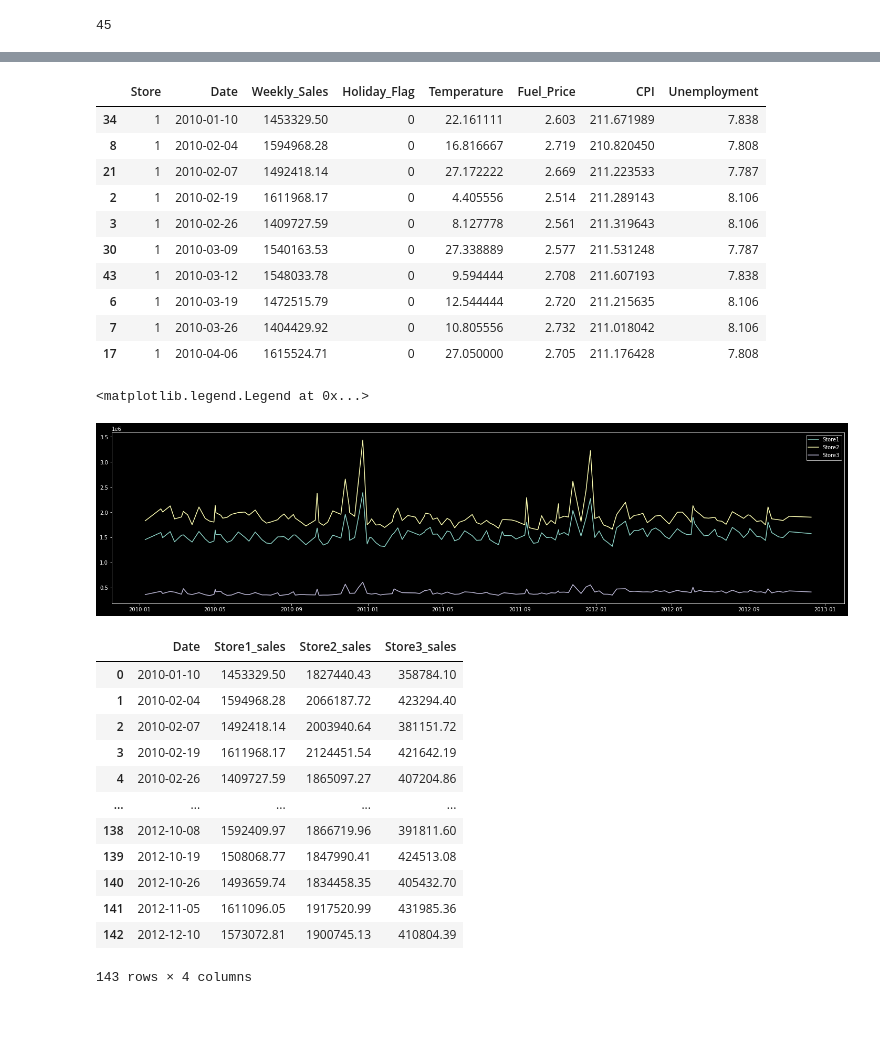
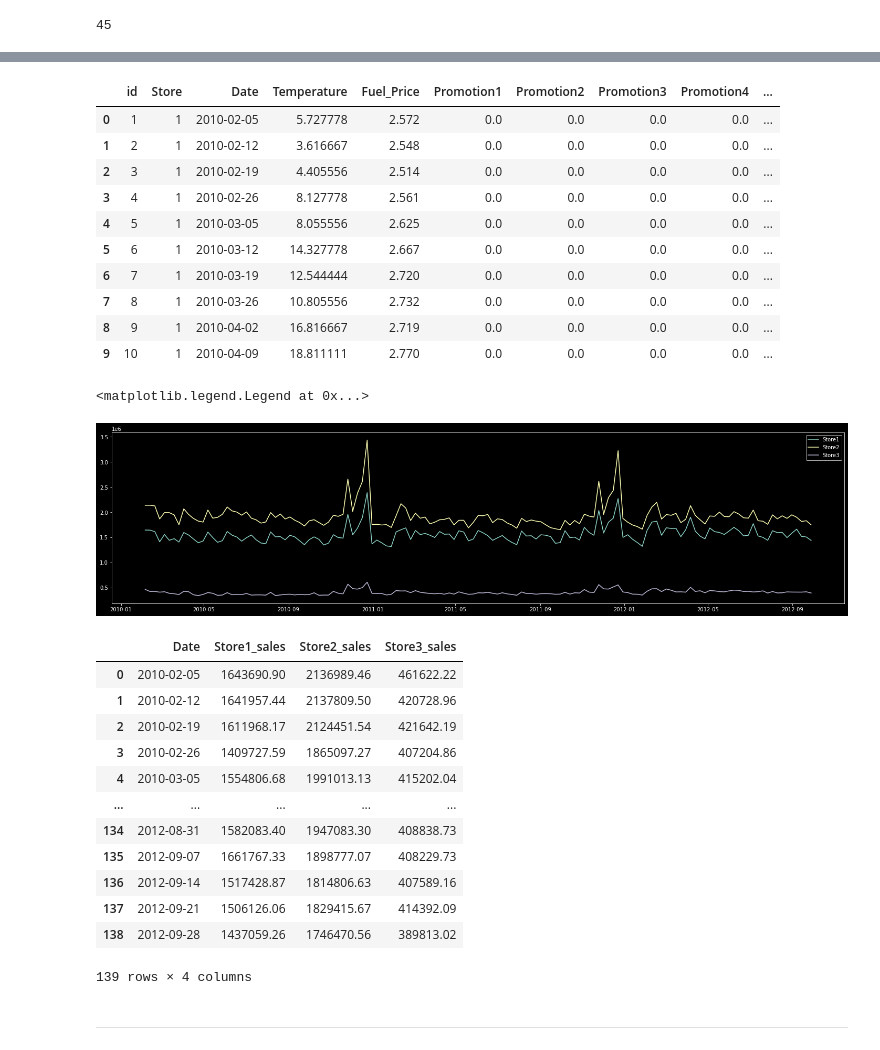
Before and after one commit to jadefactory/branch_sales_forecast, a Jupyter notebook: baseline_code.ipynb, the cells around one changed output, grey strips where cells are left out. Cells and saved outputs as stored; diff of their text form; code cells hidden in the pictures; blank space fills up the shorter version.

```diff
--- a/baseline_code.ipynb
+++ b/baseline_code.ipynb
@@ -81,0 +194,3 @@ len(df['Store'].unique())
+# %%
+df_train['Month'] = df_train['Date'].dt.month
+df_test['Month'] = df_test['Date'].dt.month
@@ -81,0 +267,2 @@ len(df['Store'].unique())
+# %%
+df_train = df_train.fillna(0)
@@ -95,4 +318,4 @@ df.head(5)
 # %%
-df = df.sort_values(by=['Date'])
-df.head(5)
+df_train = df_train.sort_values(by=['Date'])
+df_train.head()
 # %% [output]
@@ -109,58 +336,61 @@ df['Date'].min(), df['Date'].max()
 # %%
-df1 = df[df['Store']==1].sort_values(by=['Date'])
-df1.head(10)
+df_store1 = df_train[df_train['Store']==1].sort_values(by=['Date'])
+df_store1.head(10)
 # %% [output]
-|  | Store | Date | Weekly_Sales | Holiday_Flag | Temperature | Fuel_Price | CPI | Unemployment |
-| 34 | 1 | 2010-01-10 | 1453329.50 | 0 | 22.161111 | 2.603 | 211.671989 | 7.838 |
-| 8 | 1 | 2010-02-04 | 1594968.28 | 0 | 16.816667 | 2.719 | 210.820450 | 7.808 |
-| 21 | 1 | 2010-02-07 | 1492418.14 | 0 | 27.172222 | 2.669 | 211.223533 | 7.787 |
-| 2 | 1 | 2010-02-19 | 1611968.17 | 0 | 4.405556 | 2.514 | 211.289143 | 8.106 |
-| 3 | 1 | 2010-02-26 | 1409727.59 | 0 | 8.127778 | 2.561 | 211.319643 | 8.106 |
-| 30 | 1 | 2010-03-09 | 1540163.53 | 0 | 27.338889 | 2.577 | 211.531248 | 7.787 |
-| 43 | 1 | 2010-03-12 | 1548033.78 | 0 | 9.594444 | 2.708 | 211.607193 | 7.838 |
-| 6 | 1 | 2010-03-19 | 1472515.79 | 0 | 12.544444 | 2.720 | 211.215635 | 8.106 |
-| 7 | 1 | 2010-03-26 | 1404429.92 | 0 | 10.805556 | 2.732 | 211.018042 | 8.106 |
-| 17 | 1 | 2010-04-06 | 1615524.71 | 0 | 27.050000 | 2.705 | 211.176428 | 7.808 |
+|  | id | Store | Date | Temperature | Fuel_Price | Promotion1 | Promotion2 | Promotion3 | Promotion4 | ... |
+| 0 | 1 | 1 | 2010-02-05 | 5.727778 | 2.572 | 0.0 | 0.0 | 0.0 | 0.0 | ... |
+| 1 | 2 | 1 | 2010-02-12 | 3.616667 | 2.548 | 0.0 | 0.0 | 0.0 | 0.0 | ... |
+| 2 | 3 | 1 | 2010-02-19 | 4.405556 | 2.514 | 0.0 | 0.0 | 0.0 | 0.0 | ... |
+| 3 | 4 | 1 | 2010-02-26 | 8.127778 | 2.561 | 0.0 | 0.0 | 0.0 | 0.0 | ... |
+| 4 | 5 | 1 | 2010-03-05 | 8.055556 | 2.625 | 0.0 | 0.0 | 0.0 | 0.0 | ... |
+| 5 | 6 | 1 | 2010-03-12 | 14.327778 | 2.667 | 0.0 | 0.0 | 0.0 | 0.0 | ... |
+| 6 | 7 | 1 | 2010-03-19 | 12.544444 | 2.720 | 0.0 | 0.0 | 0.0 | 0.0 | ... |
+| 7 | 8 | 1 | 2010-03-26 | 10.805556 | 2.732 | 0.0 | 0.0 | 0.0 | 0.0 | ... |
+| 8 | 9 | 1 | 2010-04-02 | 16.816667 | 2.719 | 0.0 | 0.0 | 0.0 | 0.0 | ... |
+| 9 | 10 | 1 | 2010-04-09 | 18.811111 | 2.770 | 0.0 | 0.0 | 0.0 | 0.0 | ... |
 # %%
 import seaborn as sns
 import matplotlib.pyplot as plt
 %matplotlib inline
+
 plt.style.use(['dark_background'])
 
-plt.plot(df1['Date'], df1['Weekly_Sales'], label='Store1');
+plt.plot(df_store1['Date'], df_store1['Weekly_Sales'], label='Store1');
 plt.gcf().set_size_inches(25, 6)
 
-df2 = df[df['Store']==2].sort_values(by=['Date'])
-plt.plot(df2['Date'], df2['Weekly_Sales'], label='Store2');
+df_store2 = df_train[df_train['Store']==2].sort_values(by=['Date'])
+plt.plot(df_store2['Date'], df_store2['Weekly_Sales'], label='Store2');
 plt.gcf().set_size_inches(25, 6)
 
-df3 = df[df['Store']==3].sort_values(by=['Date'])
-plt.plot(df3['Date'], df3['Weekly_Sales'], label='Store3');
+df_store3 = df_train[df_train['Store']==3].sort_values(by=['Date'])
+plt.plot(df_store3['Date'], df_store3['Weekly_Sales'], label='Store3');
 plt.gcf().set_size_inches(25, 6)
 
 plt.legend()
 # %% [output]
 <matplotlib.legend.Legend at 0x...>
-[figure, old version]
+[figure, new version]
 # %%
-df_concat = pd.DataFrame({'Date' : list(df1['Date']) ,
-                          'Store1_sales': list(df1['Weekly_Sales']),
-                          'Store2_sales': list(df2['Weekly_Sales']),
-                          'Store3_sales': list(df3['Weekly_Sales'])})
+df_concat = pd.DataFrame({'Date' : list(df_store1['Date']) ,
+                          'Store1_sales': list(df_store1['Weekly_Sales']),
+                          'Store2_sales': list(df_store2['Weekly_Sales']),
+                          'Store3_sales': list(df_store3['Weekly_Sales'])})
 df_concat
 # %% [output]
 |  | Date | Store1_sales | Store2_sales | Store3_sales |
-| 0 | 2010-01-10 | 1453329.50 | 1827440.43 | 358784.10 |
-| 1 | 2010-02-04 | 1594968.28 | 2066187.72 | 423294.40 |
-| 2 | 2010-02-07 | 1492418.14 | 2003940.64 | 381151.72 |
-| 3 | 2010-02-19 | 1611968.17 | 2124451.54 | 421642.19 |
-| 4 | 2010-02-26 | 1409727.59 | 1865097.27 | 407204.86 |
+| 0 | 2010-02-05 | 1643690.90 | 2136989.46 | 461622.22 |
+| 1 | 2010-02-12 | 1641957.44 | 2137809.50 | 420728.96 |
+| 2 | 2010-02-19 | 1611968.17 | 2124451.54 | 421642.19 |
+| 3 | 2010-02-26 | 1409727.59 | 1865097.27 | 407204.86 |
+| 4 | 2010-03-05 | 1554806.68 | 1991013.13 | 415202.04 |
 | ... | ... | ... | ... | ... |
-| 138 | 2012-10-08 | 1592409.97 | 1866719.96 | 391811.60 |
-| 139 | 2012-10-19 | 1508068.77 | 1847990.41 | 424513.08 |
-| 140 | 2012-10-26 | 1493659.74 | 1834458.35 | 405432.70 |
-| 141 | 2012-11-05 | 1611096.05 | 1917520.99 | 431985.36 |
-| 142 | 2012-12-10 | 1573072.81 | 1900745.13 | 410804.39 |
+| 134 | 2012-08-31 | 1582083.40 | 1947083.30 | 408838.73 |
+| 135 | 2012-09-07 | 1661767.33 | 1898777.07 | 408229.73 |
+| 136 | 2012-09-14 | 1517428.87 | 1814806.63 | 407589.16 |
+| 137 | 2012-09-21 | 1506126.06 | 1829415.67 | 414392.09 |
+| 138 | 2012-09-28 | 1437059.26 | 1746470.56 | 389813.02 |
-143 rows × 4 columns
+139 rows × 4 columns
+# %% [markdown]
+---
 # %%
 df1.head(5)
```
Also changed, not shown: parts of 68 cells of this notebook, 3 other files.
